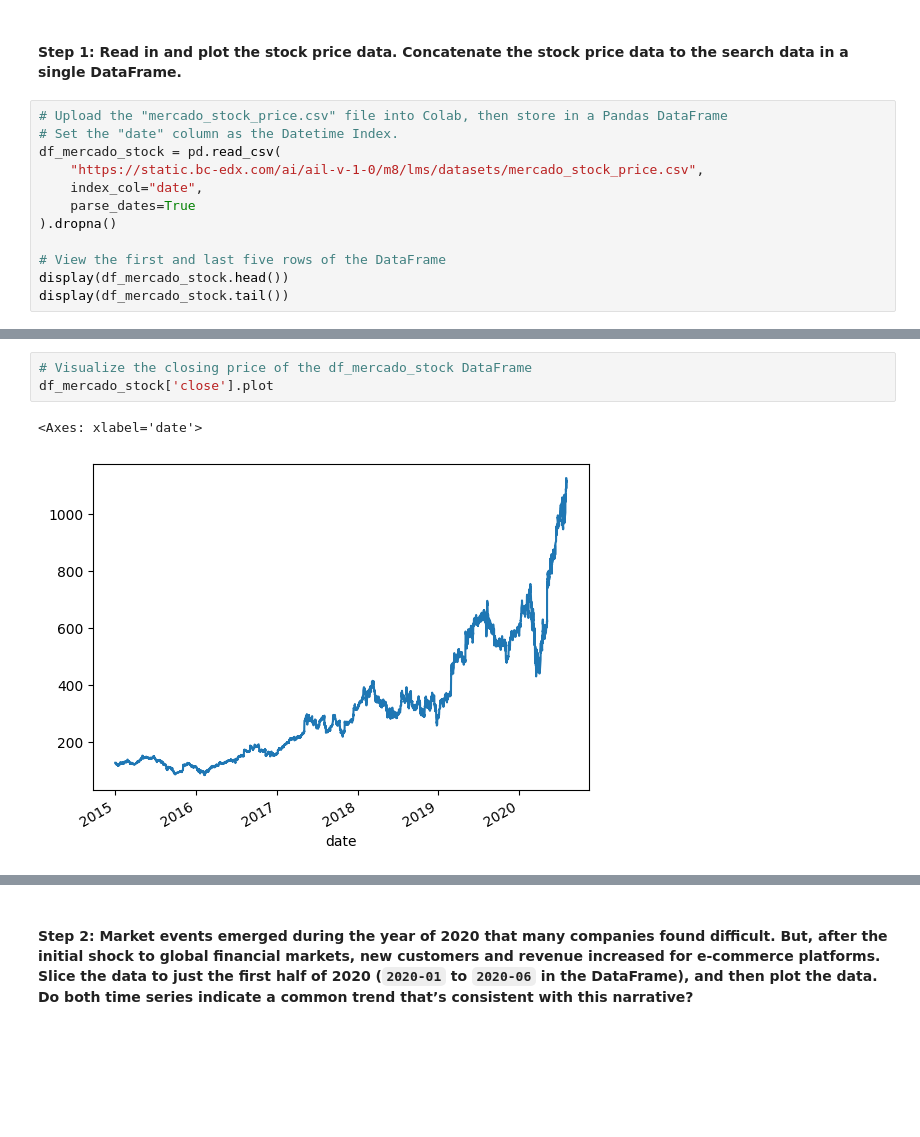
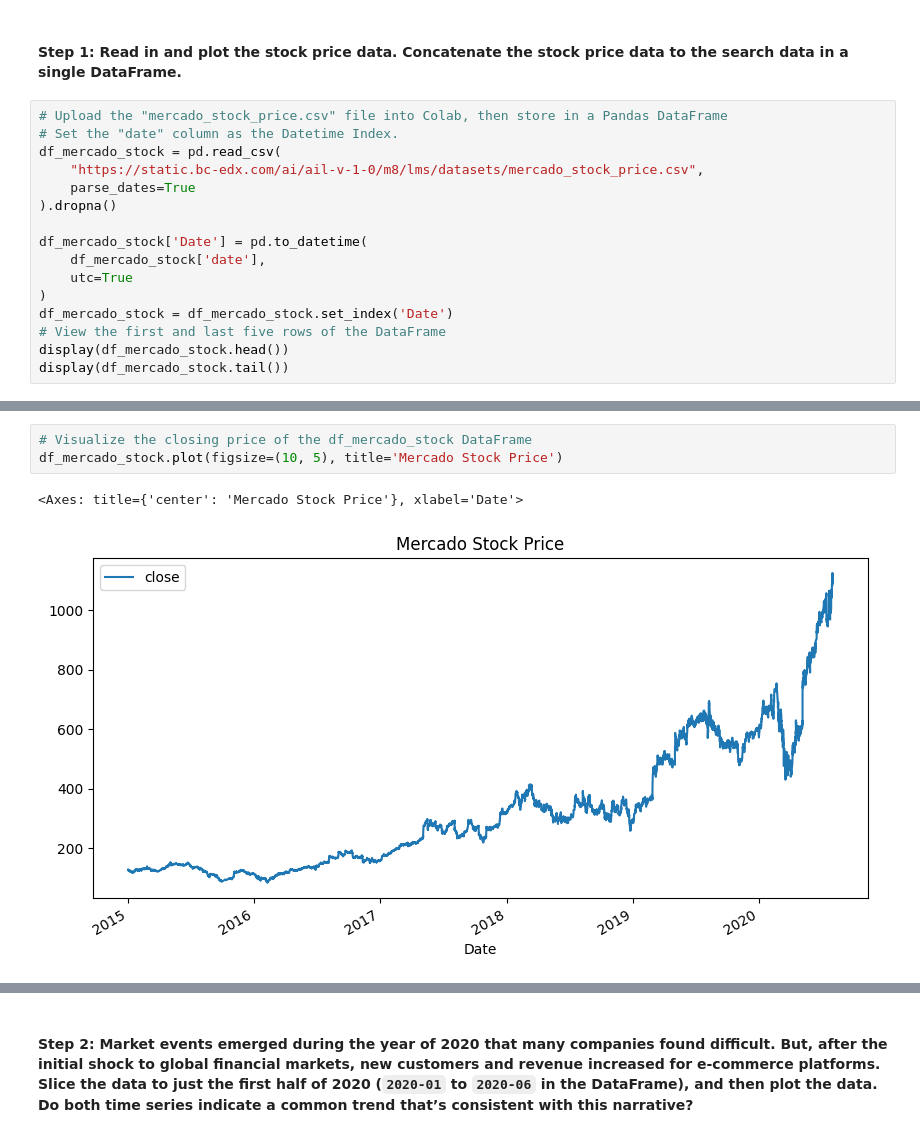
Before and after one commit to inCloset/prophet-challenge, a Jupyter notebook: forecasting_net_prophet.ipynb, the cells around one changed output, grey strips where cells are left out. Drawn from its saved outputs; the diff is of its cells as text; blank space fills up the shorter version.

```diff
--- a/forecasting_net_prophet.ipynb
+++ b/forecasting_net_prophet.ipynb
@@ -253,10 +251,14 @@ To do so, complete the following steps:
 # Set the "date" column as the Datetime Index.
 df_mercado_stock = pd.read_csv(
     "https://static.bc-edx.com/ai/ail-v-1-0/m8/lms/datasets/mercado_stock_price.csv",
-    index_col="date",
     parse_dates=True
 ).dropna()
 
+df_mercado_stock['Date'] = pd.to_datetime(
+    df_mercado_stock['date'],
+    utc=True
+)
+df_mercado_stock = df_mercado_stock.set_index('Date')
 # View the first and last five rows of the DataFrame
 display(df_mercado_stock.head())
 display(df_mercado_stock.tail())
@@ -278,9 +280,9 @@ display(df_mercado_stock.tail())
 # %%
 # Visualize the closing price of the df_mercado_stock DataFrame
-df_mercado_stock['close'].plot
+df_mercado_stock.plot(figsize=(10, 5), title='Mercado Stock Price')
 # %% [output]
-<Axes: xlabel='date'>
+<Axes: title={'center': 'Mercado Stock Price'}, xlabel='Date'>
-[figure, old version]
+[figure, new version]
 # %%
 # Concatenate the df_mercado_stock DataFrame with the df_mercado_trends DataFrame
 # Concatenate the DataFrame by columns (axis=1), and drop and rows with only one column of data
```
Also changed, not shown: parts of 11 cells of this notebook.
